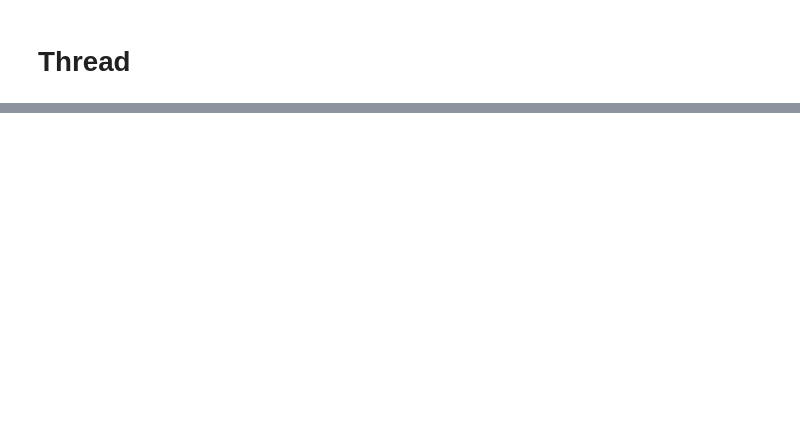
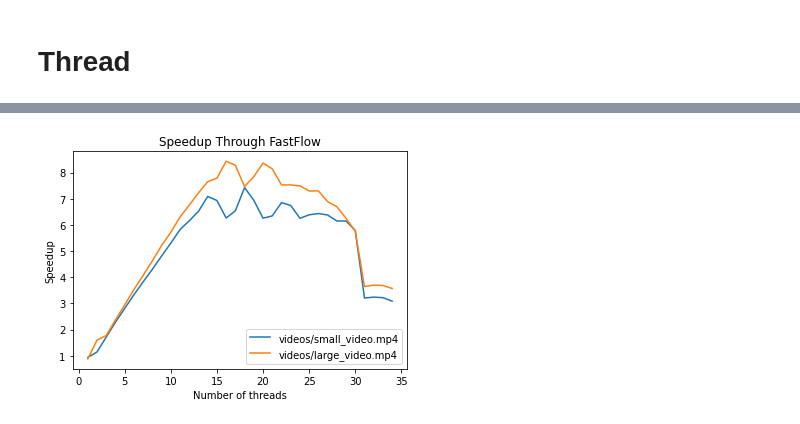
Before and after one commit to Pier297/parallel-motion-detection, a Jupyter notebook: Plot.ipynb, the cells around one changed output, grey strips where cells are left out. Drawn from its saved outputs; the diff is of its cells as text; code cells hidden in the pictures; blank space fills up the shorter version.

```diff
--- a/Plot.ipynb
+++ b/Plot.ipynb
@@ -104,0 +102,24 @@ plt.show()
+# %%
+thread_timings = pd.read_csv('kernel_9x9_10/fastflow.csv')
+# video_path,k,res,threads,microseconds
+video_paths = thread_timings['video_path'].tolist()
+threads = thread_timings['threads'].tolist()
+microseconds = thread_timings['microseconds'].tolist()
+
+T_fastflow = {} # map video_path to a map of threads to avg microseconds
+
+for video, numberOfThreads, microseconds_list in zip(video_paths, threads, microseconds):
+    microseconds_measurements = [float(x) for x in microseconds_list.split('|')]
+    print(video)
+    print('Number of measurements:',len(microseconds_measurements))
+    print('Number of threads:',numberOfThreads)
+    avg_microseconds = sum(microseconds_measurements) / len(microseconds_measurements)
+    variance = sum([(x - avg_microseconds)**2 for x in microseconds_measurements]) / len(microseconds_measurements)
+    std_dev = variance**0.5
+    print('Avg microseconds:',avg_microseconds,'Avg seconds:',avg_microseconds / 1000000)
+    print('Std microseconds:',std_dev,'Std seconds:',std_dev / 1000000)
+
+    if video not in T_fastflow:
+        T_fastflow[video] = {}
+    T_fastflow[video][numberOfThreads] = avg_microseconds
+    print('------------------------------')
@@ -104,0 +144,15 @@ plt.show()
+# %%
+speedups = {}
+for video in T_seq:
+    speedups[video] = {}
+    for thread in T_fastflow[video]:
+        speedups[video][thread] = T_seq[video] / T_fastflow[video][thread]
+    # plot speedups
+    plt.plot(list(speedups[video].keys()),list(speedups[video].values()), label=video)
+plt.legend()
+plt.title('Speedup Through FastFlow')
+plt.xlabel('Number of threads')
+plt.ylabel('Speedup')
+plt.show()
+# %% [output]
+[figure, added]
```
Also changed, not shown: parts of 5 cells of this notebook, 1 other file.
